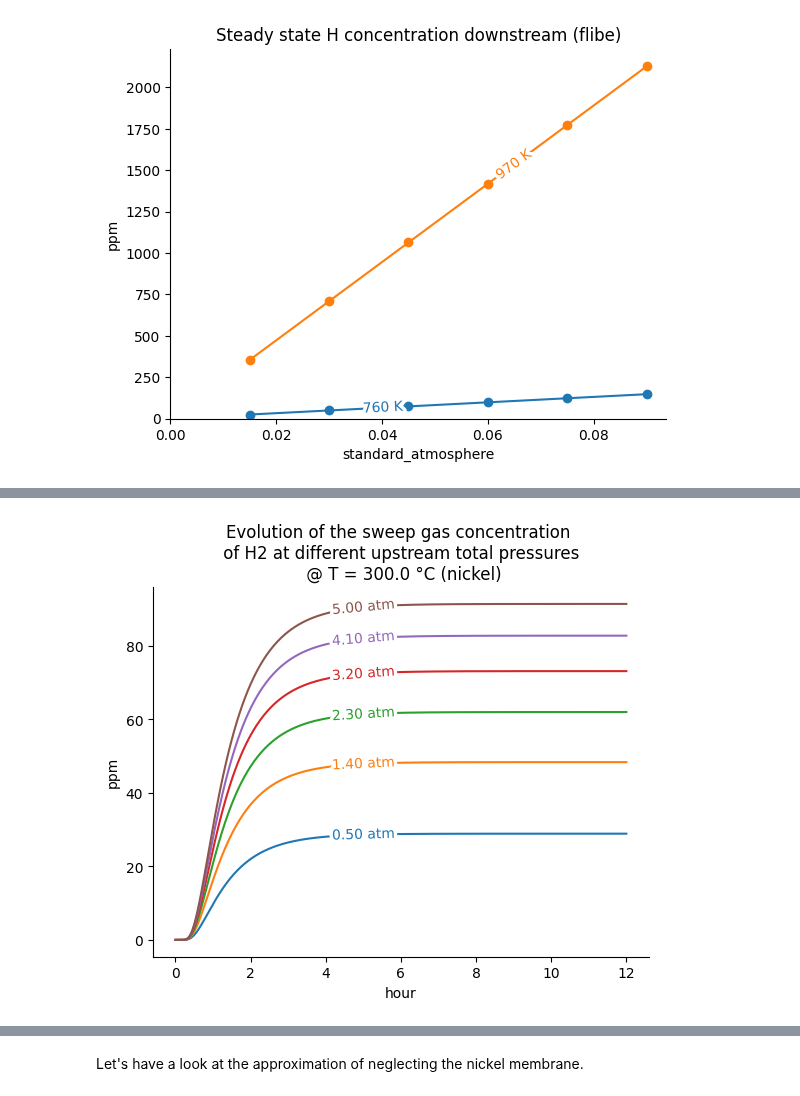
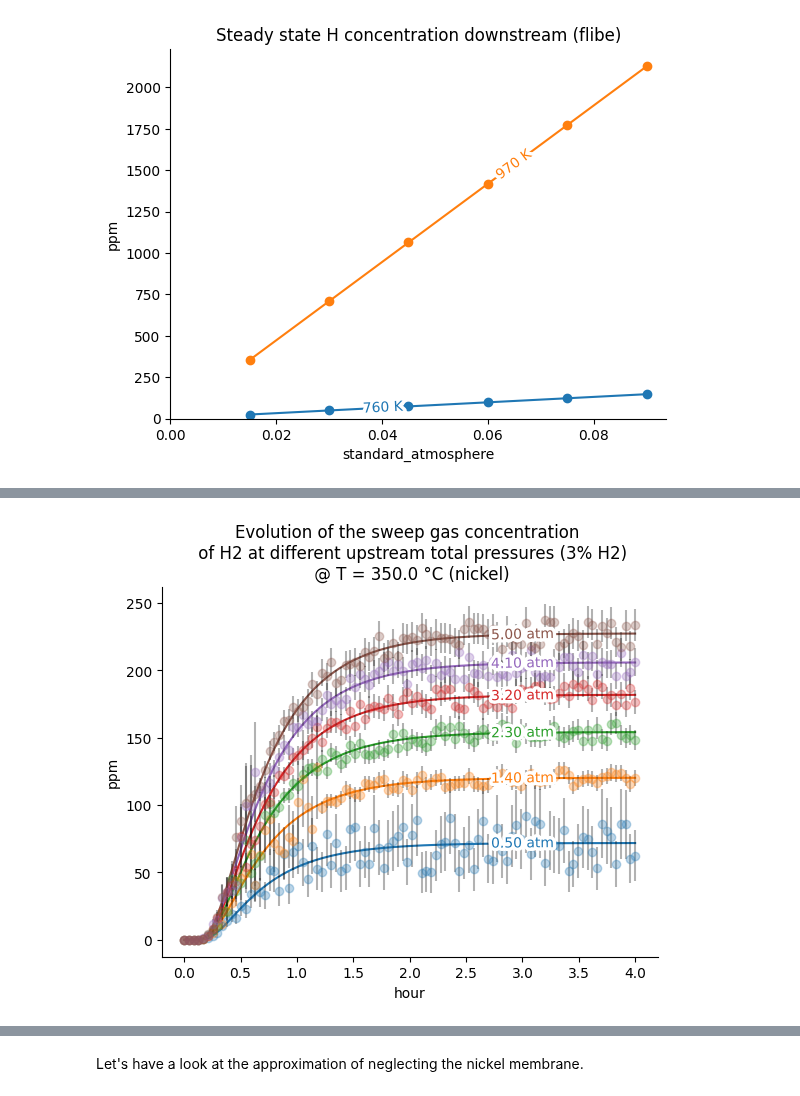
Before and after one commit to RemDelaporteMathurin/hyperion, a Jupyter notebook: estimations.ipynb, the cells around one changed output, grey strips where cells are left out. Saved outputs shown, nothing was run; the diff lists cells and outputs as text; code cells hidden in the pictures.

Commit message:
added error bars

```diff
--- a/estimations.ipynb
+++ b/estimations.ipynb
@@ -117,13 +117,21 @@ for mat, props in properties.items():
 [figure]
 [figure]
 # %%
-T = htm.ureg.Quantity(300, htm.ureg.degC).to(htm.ureg.K)
-t_array = np.linspace(0, 12, num=500) * htm.ureg.h
+T = htm.ureg.Quantity(350, htm.ureg.degC).to(htm.ureg.K)
+t_array = np.linspace(0, 4, num=500) * htm.ureg.h
 
-total_pressure = np.linspace(0.5, 5, num=6) * htm.ureg.atm # total pressure
+sample_rate = 1 / (2.5 * htm.ureg.min)
+total_time = 4 * htm.ureg.h
+number_samples = (total_time * sample_rate).to(htm.ureg.dimensionless)
+
+t_samples = np.linspace(0, total_time, num=int(number_samples))
+
+total_pressures = np.linspace(0.5, 5, num=6) * htm.ureg.atm  # total pressure
+# total_pressures = [1.4 * htm.ureg.atm]
 
 permeability = properties["nickel"]["permeability"]
 diffusivity = properties["nickel"]["diffusivity"]
+
 
 def downstream_flux_metal(t, P_up, permeability, L, D):
     """calculates the downstream H flux at a given time t
@@ -139,19 +147,75 @@ def downstream_flux_metal(t, P_up, permeability, L, D):
         float, np.array: the downstream flux of H
     """
     n_array = np.arange(1, 10000)[:, np.newaxis]
-    summation = np.sum((-1)**n_array * np.exp(-(np.pi * n_array)**2 * D/L**2 * t), axis=0)
-    return P_up**0.5 * permeability / L * (2*summation + 1)
+    summation = np.sum(
+        (-1) ** n_array * np.exp(-((np.pi * n_array) ** 2) * D / L**2 * t), axis=0
+    )
+    return P_up**0.5 * permeability / L * (2 * summation + 1)
+
 
 plt.figure()
-fluxes=[]
-concentrations = []
-for P_tot in total_pressure:
+for P_tot in total_pressures:
     partial_pressure = P_tot * 0.03
-    flux = downstream_flux_metal(t_array, partial_pressure, permeability.value(T), membrane_thickness, diffusivity.value(T))
+    flux = downstream_flux_metal(
+        t_array,
+        partial_pressure,
+        permeability.value(T),
+        membrane_thickness,
+        diffusivity.value(T),
+    )
+    flux_measured = downstream_flux_metal(
+        t_samples,
+        partial_pressure,
+        permeability.value(T),
+        membrane_thickness,
+        diffusivity.value(T),
+    )
+
     concentration = sweep_gas_concentration(flux, area, sweep_rate)
-    concentration = concentration_to_ppm(concentration, MOLAR_MASS_H2, MOLAR_VOL_RT).to(htm.ureg.ppm)
+    concentration = concentration_to_ppm(concentration, MOLAR_MASS_H2, MOLAR_VOL_RT).to(
+        htm.ureg.ppm
+    )
     concentration[0] = 0
-    plt.plot(t_array, concentration, label=f"{P_tot:~.2fP}")
-labelLines(plt.gca().get_lines(), xvals=[5] * 6)
-plt.title(f"Evolution of the sweep gas concentration \n of H2 at different upstream total pressures \n @ T = {T.to(htm.ureg.degC):~P} ({mat})")
+
+    concentration_measured = sweep_gas_concentration(flux_measured, area, sweep_rate)
+    concentration_measured = concentration_to_ppm(
+        concentration_measured, MOLAR_MASS_H2, MOLAR_VOL_RT
+    ).to(htm.ureg.ppm)
+    concentration_measured[0] = 0
+
+    # 30 % relative error if concentration below 100 ppm
+    error = np.zeros_like(concentration_measured)
+
+    error_low_ppm = 0.3
+    indexes_low_ppm = concentration_measured < 100 * htm.ureg.ppm
+    error[indexes_low_ppm] = np.random.uniform(
+        -error_low_ppm, error_low_ppm, concentration_measured[indexes_low_ppm].shape
+    )
+    error_high_ppm = 0.05
+    indexes_high_ppm = concentration_measured >= 100 * htm.ureg.ppm
+    error[indexes_high_ppm] = np.random.uniform(
+        -error_high_ppm, error_high_ppm, concentration_measured[indexes_high_ppm].shape
+    )
+
+    concentration_measured *= 1 + error
+
+    error_bars = np.zeros_like(concentration_measured)
+    error_bars[indexes_low_ppm] = error_low_ppm
+    error_bars[indexes_high_ppm] = error_high_ppm
+    error_bars = error_bars * concentration_measured
+
+    (l,) = plt.plot(t_array, concentration, label=f"{P_tot:~.2fP}")
+    plt.errorbar(
+        t_samples,
+        concentration_measured,
+        yerr=error_bars,
+        fmt="o",
+        ecolor="black",
+        color=l.get_color(),
+        alpha=0.3,
+    )
+labelLines(plt.gca().get_lines(), xvals=[3] * 6)
+plt.title(
+    f"Evolution of the sweep gas concentration \n of H2 at different upstream total pressures (3% H2)\n @ T = {T.to(htm.ureg.degC):~P} (nickel)"
+)
 # %% [output]
@@ -159,4 +223,4 @@ Text(0.5, 1.0, 'Evolution of the sweep gas concentration \n of H2 at different u
-[figure, old version]
+[figure, new version]
 # %%
 T = temperature_range[1]
 t_array = np.linspace(0, 2, num=500) * htm.ureg.h
```
Also changed, not shown: parts of 2 cells of this notebook.
